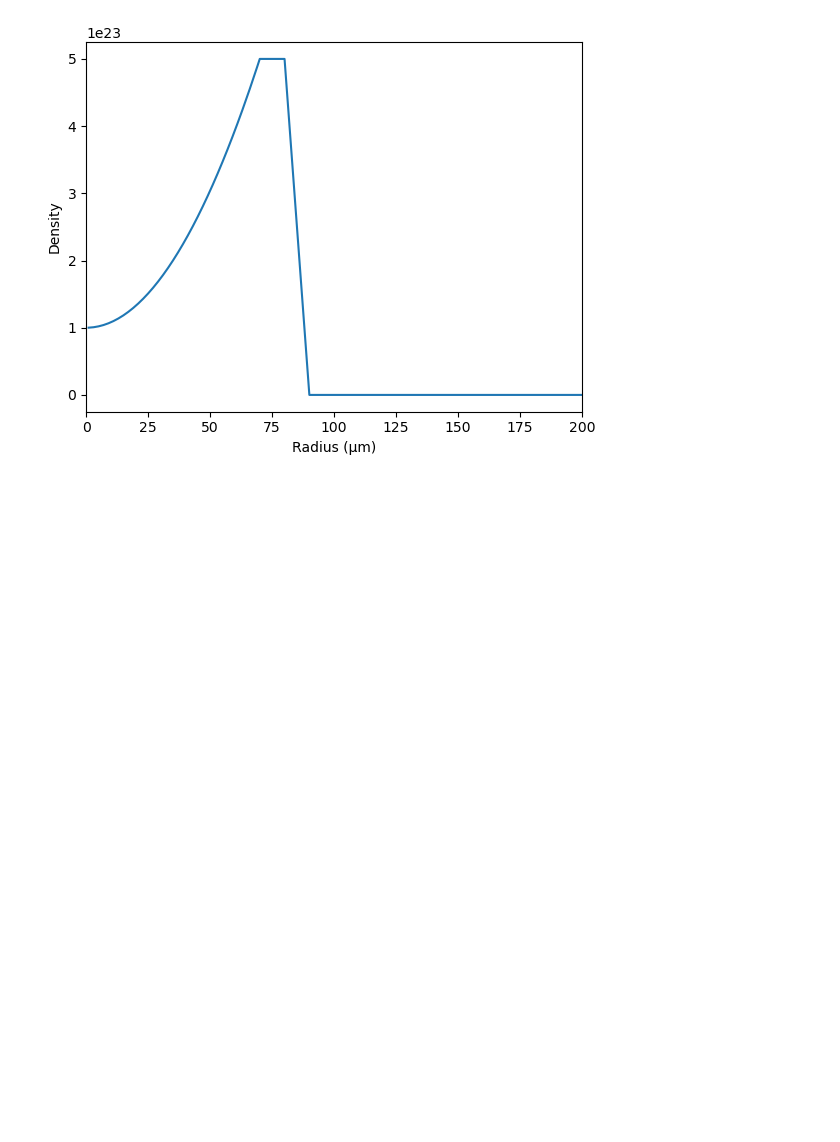
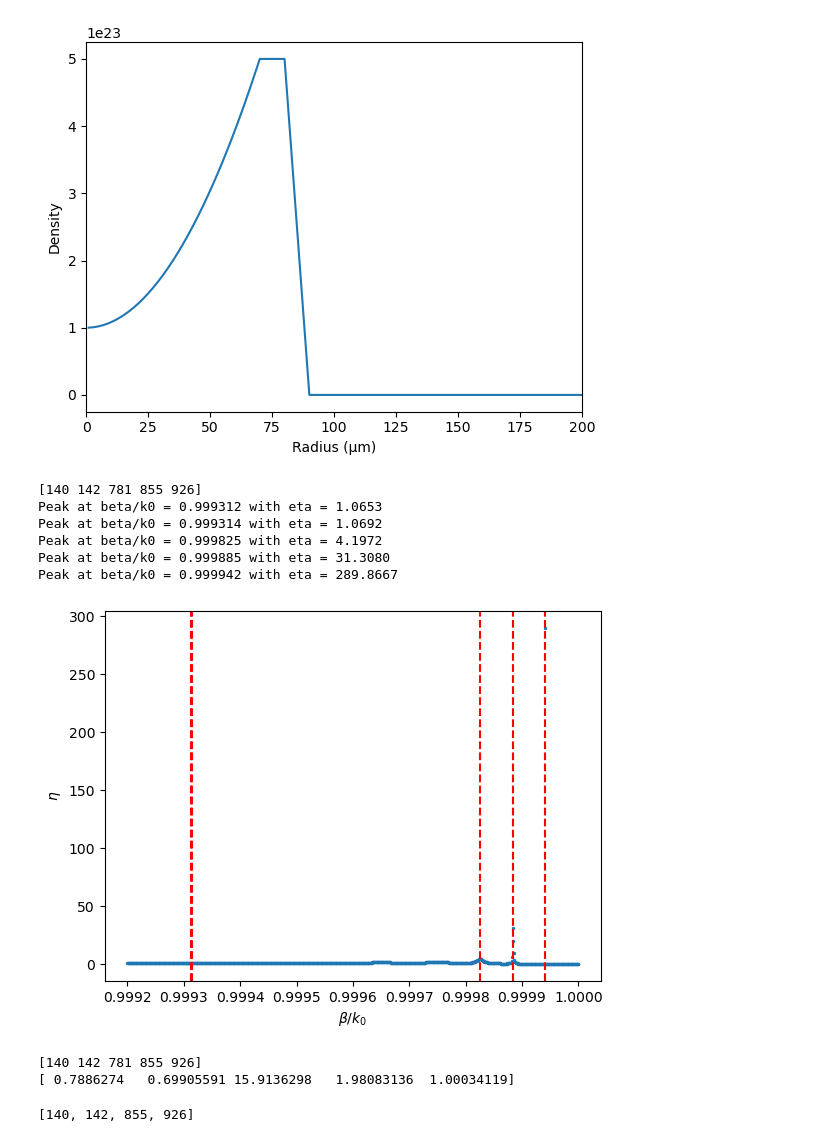
Before and after one commit to raymond-li16/plasma-waveguide-solver, a Jupyter notebook: 2026-04-02-eta_beta_waveguide.ipynb, the cells around one changed output. Cells and saved outputs as stored; diff of their text form; code cells hidden in the pictures; blank space fills up the shorter version.

```diff
--- a/2026-04-02-eta_beta_waveguide.ipynb
+++ b/2026-04-02-eta_beta_waveguide.ipynb
@@ -67,3 +68,23 @@ Fundamental mode beta: 0.999942 m^-1
 (0.0, 200.0)
 [figure]
 [figure]
+# %%
+peaks, properties = find_peaks(eta_arr, threshold=0.01)
+print(peaks)
+for p in peaks:
+    print(f"Peak at beta/k0 = {beta_arr[p]/k0:.6f} with eta = {eta_arr[p]:.4f}")
+
+fig, ax = plt.subplots()
+ax.scatter(beta_arr / k0, eta_arr, s=2)
+ax.set_xlabel(r'$\beta / k_0$')
+ax.set_ylabel(r'$\eta$')
+for p in peaks:
+    ax.axvline(beta_arr[p] / k0, linestyle="--", color="red")
+# %% [output]
+[140 142 781 855 926]
+Peak at beta/k0 = 0.999312 with eta = 1.0653
+Peak at beta/k0 = 0.999314 with eta = 1.0692
+Peak at beta/k0 = 0.999825 with eta = 4.1972
+Peak at beta/k0 = 0.999885 with eta = 31.3080
+Peak at beta/k0 = 0.999942 with eta = 289.8667
+[figure, added]
@@ -69,0 +129,6 @@ Fundamental mode beta: 0.999942 m^-1
+# %%
+check_peaks_resolved(eta_arr, 10, 0.01)
+# %% [output]
+[140 142 781 855 926]
+[ 0.7886274   0.69905591 15.9136298   1.98083136  1.00034119]
+[140, 142, 855, 926]
```
Also changed, not shown: parts of 2 cells of this notebook, 3 other files.
